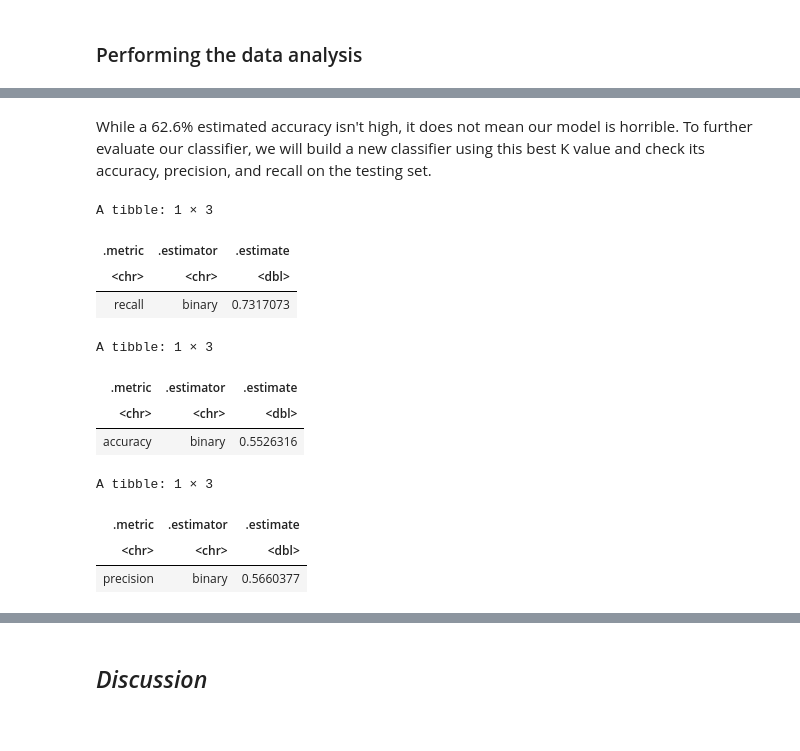
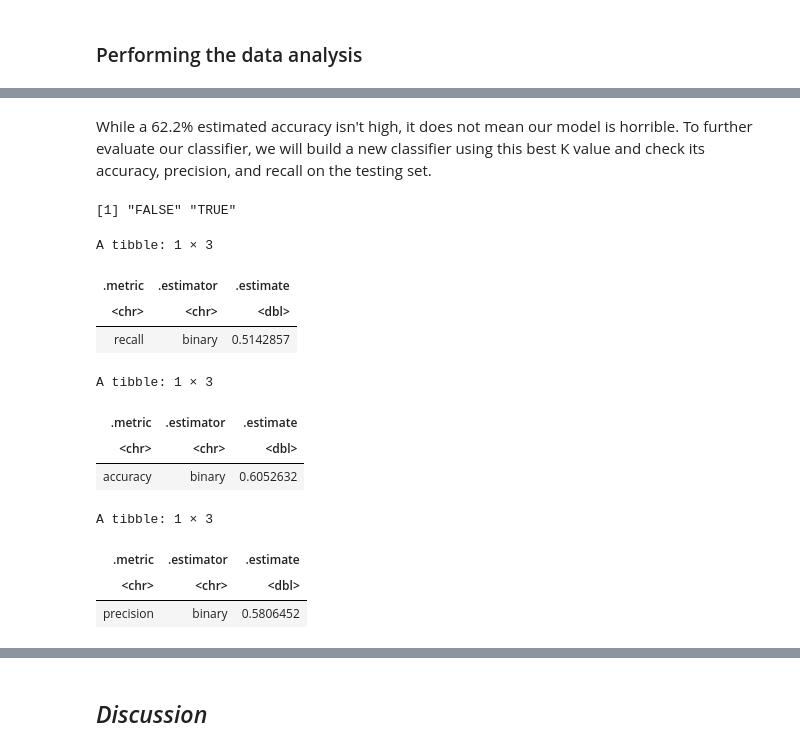
Before and after one commit to MarkusW12/heart_disease_project_proposal, a Jupyter notebook: Project Report.ipynb, the cells around one changed output, grey strips where cells are left out. Drawn from its saved outputs; the diff is of its cells as text; code cells hidden in the pictures.

```diff
--- a/Project Report.ipynb
+++ b/Project Report.ipynb
@@ -93,8 +93,8 @@ colnames(heart_disease) = c("age", "sex", "cp", "trestbps", "chol", "fbs", "rest
                             "exang", "oldpeak", "slope", "ca", "thal", "num")
 
 heart_disease_converted <- heart_disease |>
-                        mutate(age = as.integer(age), sex = as_factor(sex), cp = as_factor(cp),
-                               trestbps = as.integer(trestbps), chol = as.integer(chol),
+                        mutate(age = as.double(age), sex = as_factor(sex), cp = as_factor(cp),
+                               trestbps = as.double(trestbps), chol = as.double(chol),
                                fbs = as_factor(fbs), restecg = as_factor(restecg), thalach = as.integer(thalach),
                                exang = as_factor(exang), oldpeak = as.integer(oldpeak), slope = as_factor(slope),
                                ca = as.integer(ca), thal = as_factor(thal), num = as.integer(num))
@@ -266,49 +285,44 @@ A tibble: 1 × 7
 # %% [markdown]
-While a 62.6% estimated accuracy isn't high, it does not mean our model is horrible. To further evaluate our classifier, we will build a new classifier using this best K value and check its accuracy, precision, and recall on the testing set.
+While a 62.2% estimated accuracy isn't high, it does not mean our model is horrible. To further evaluate our classifier, we will build a new classifier using this best K value and check its accuracy, precision, and recall on the testing set.
 # %%
-# k_best <- knn_result |>
-#         slice_max(mean,n=1) |>
-#         pull(neighbors)
-
-k_best <- knn_result |>
-        pull(neighbors)
-# k_best
-
-knn_spec_best <- nearest_neighbor(weight_func = "rectangular", neighbors = k_best) |>
+knn_spec_best <- nearest_neighbor(weight_func = "rectangular", neighbors = 19) |>
                 set_engine("kknn") |>
                 set_mode("classification")
 
 knn_best_fit <- workflow() |>
             add_model(knn_spec_best) |>
             add_recipe(heart_disease_recipe) |>
             fit(data = heart_disease_train)
 
 test_predictions <- predict(knn_best_fit, heart_disease_test) |>
                         bind_cols(heart_disease_test)
 # head(test_predictions) # DELETE AFTER
 
+test_predictions |> pull(diagnosis) |> levels()
+
 predictions_recall <- test_predictions |>
-                    recall(truth=diagnosis,estimate=.pred_class)
+                    recall(truth=diagnosis,estimate=.pred_class, event_level = "second")
 predictions_recall
 
 predictions_accuracy <- test_predictions |>
                     metrics(truth=diagnosis,estimate=.pred_class) |>
                     filter(.metric == "accuracy")
 predictions_accuracy
 
 predictions_precision <- test_predictions |>
-                    precision(truth=diagnosis,estimate=.pred_class)
+                    precision(truth=diagnosis,estimate=.pred_class, event_level = "second")
 predictions_precision
 # %% [output]
-A tibble: 1 × 3
+[1] "FALSE" "TRUE"
+A tibble: 1 × 3
 | .metric | .estimator | .estimate |
 | <chr> | <chr> | <dbl> |
-| recall | binary | 0.7317073 |
+| recall | binary | 0.5142857 |
-A tibble: 1 × 3
+A tibble: 1 × 3
 | .metric | .estimator | .estimate |
 | <chr> | <chr> | <dbl> |
-| accuracy | binary | 0.5526316 |
+| accuracy | binary | 0.6052632 |
-A tibble: 1 × 3
+A tibble: 1 × 3
 | .metric | .estimator | .estimate |
 | <chr> | <chr> | <dbl> |
-| precision | binary | 0.5660377 |
+| precision | binary | 0.5806452 |
```
Also changed, not shown: parts of 21 cells of this notebook.
